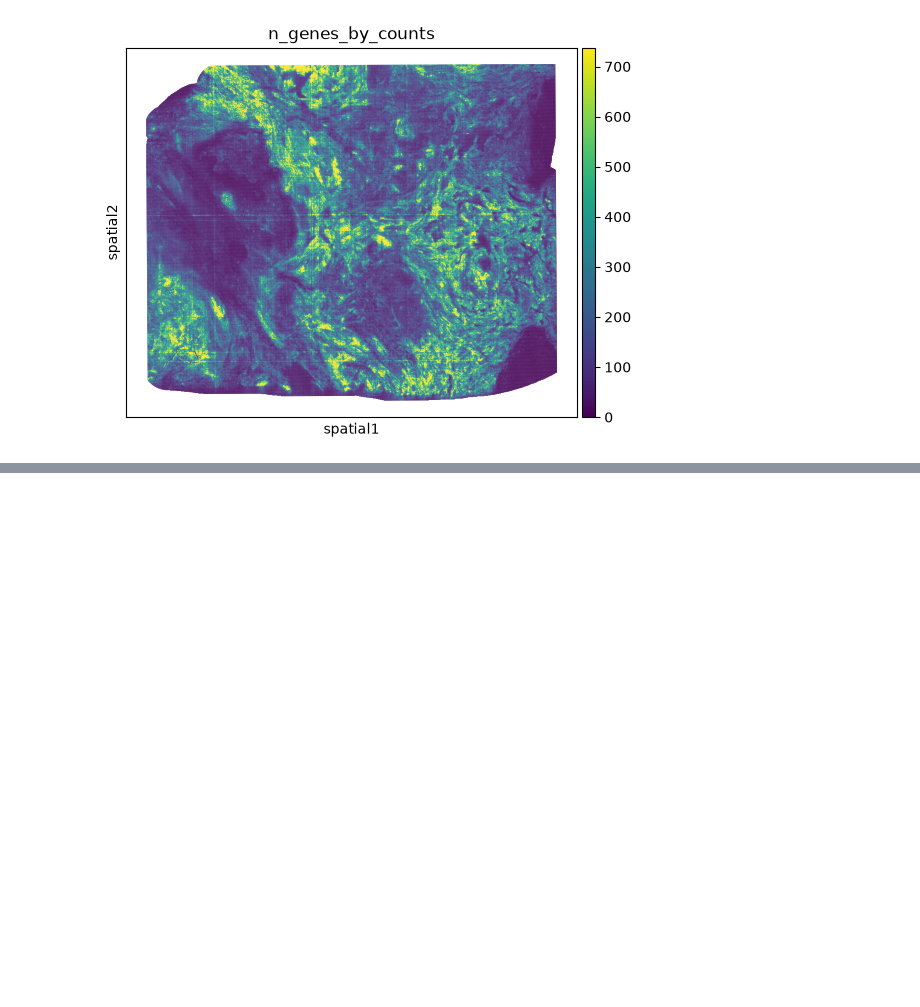
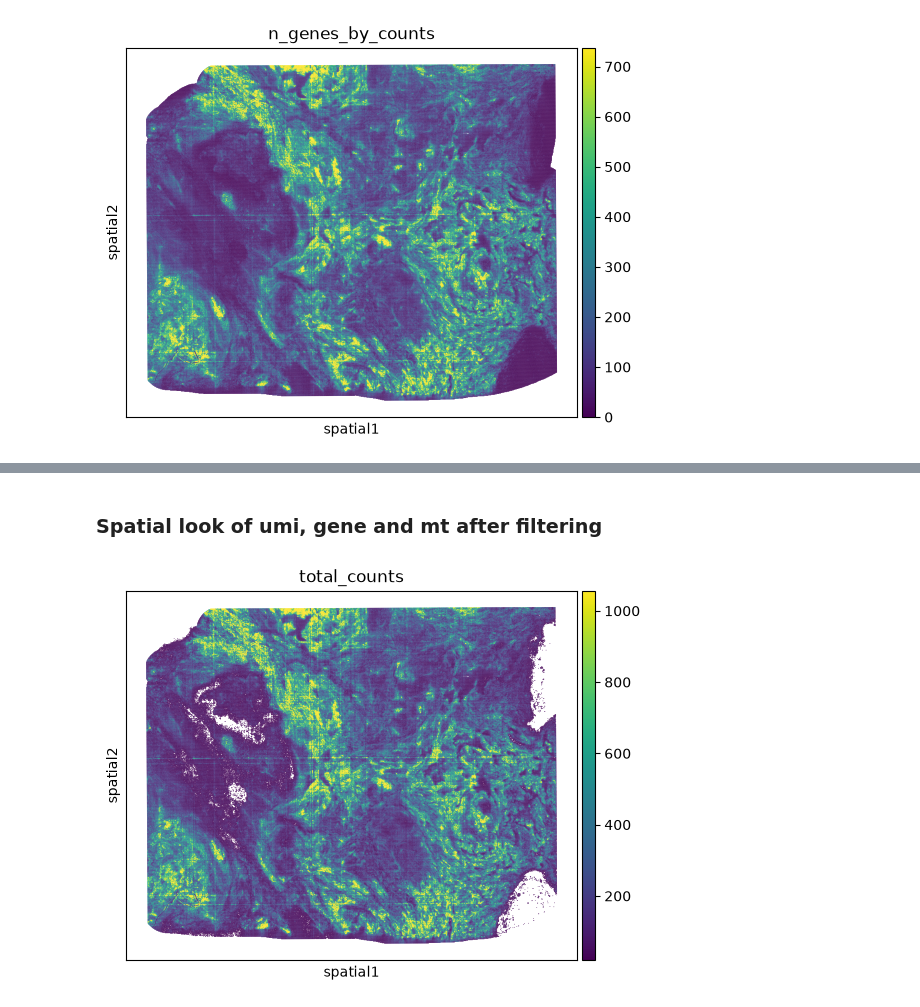
Before and after one commit to NawaneetanS/KNC_Project, a Jupyter notebook: Scripts/06_spatial_analysis.ipynb, the cells around one changed output, grey strips where cells are left out. Drawn from its saved outputs; the diff is of its cells as text; code cells hidden in the pictures; blank space fills up the shorter version.

```diff
--- a/Scripts/06_spatial_analysis.ipynb
+++ b/Scripts/06_spatial_analysis.ipynb
@@ -569,0 +625,24 @@ plt.show()
+# %% [markdown]
+### Spatial look of umi, gene and mt after filtering
+# %%
+# Plot the umi count on tissue image
+ax = sc.pl.embedding(
+    adata,
+    basis="spatial",
+    color="total_counts",
+    size=1,
+    vmax="p99",
+    show=False
+)
+
+fig = ax.figure
+
+fig.savefig(
+    "Plots/Spatial/QC/spatial_filtered_umi_counts.png",
+    dpi=600,
+    bbox_inches="tight"
+)
+
+plt.show()
+# %% [output]
+[figure, added]
```
Also changed, not shown: parts of 14 cells of this notebook, 10 other files.
